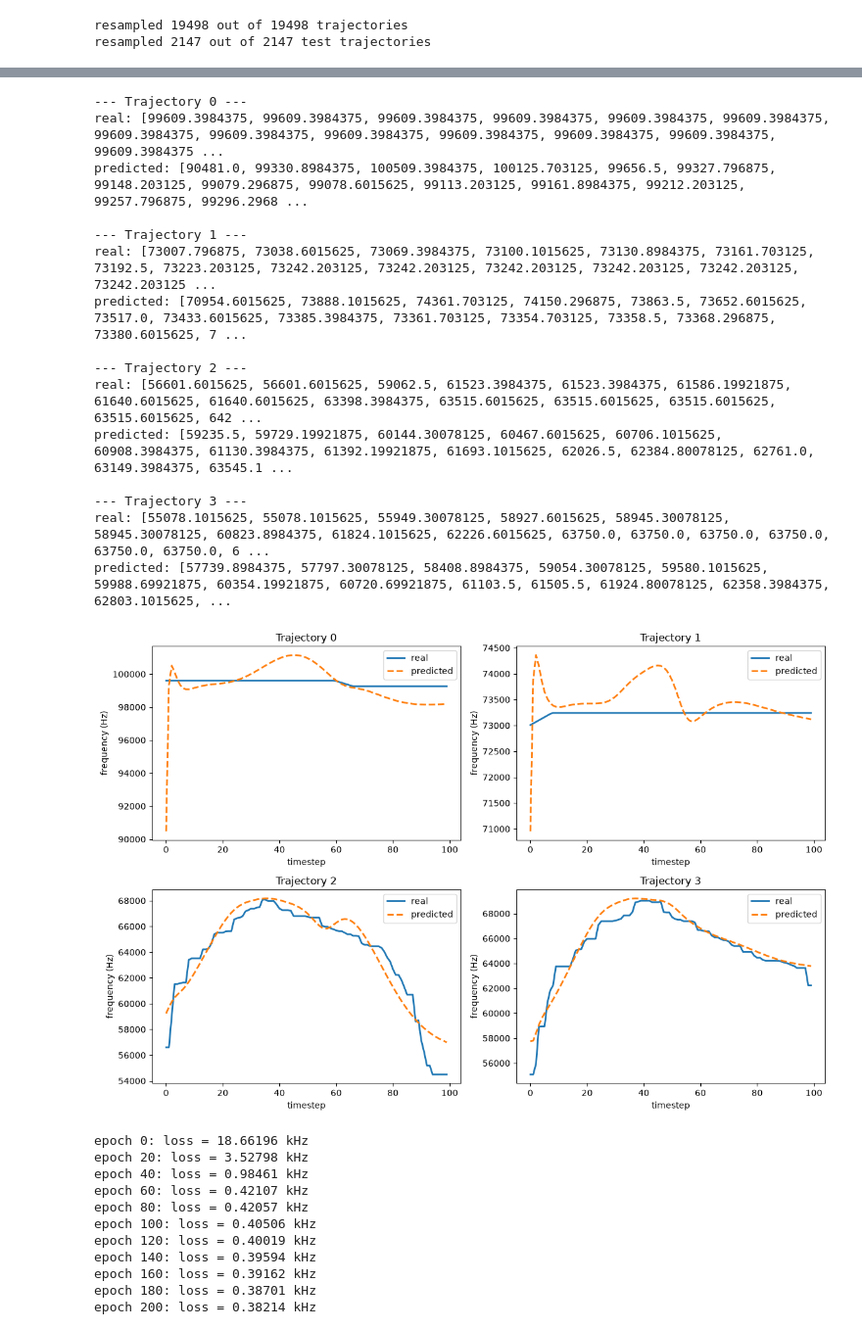
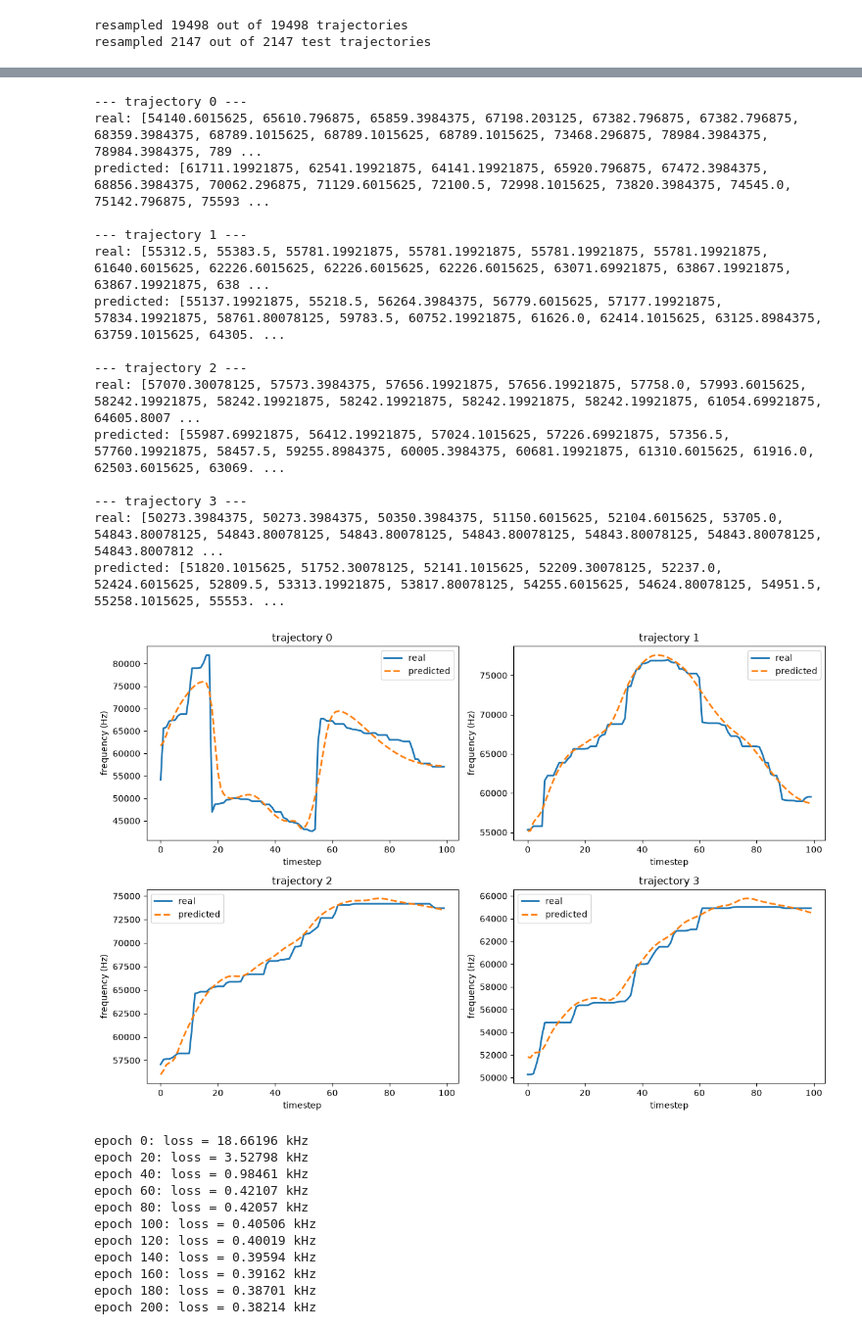
Before and after one commit to netra-khot/mouse-vocalization-2026, a Jupyter notebook: model/model.ipynb, the cells around one changed output, grey strips where cells are left out. Shown at 98% size. Drawn from its saved outputs; the diff is of its cells as text; code cells hidden in the pictures.

```diff
--- a/model/model.ipynb
+++ b/model/model.ipynb
@@ -45,7 +45,7 @@ loaded 19498 train contours, 2147 test contours
 imports completed!
 # %%
 # --- helper function to prepare a batch of trajectories for input to the model ---
-def prepare_batch(trajectories, pca_model, scaler, pca_dim=11):
+def prepare_batch(trajectories, pca_model, scaler, pca_dim=10):
     trajectories_array = np.array(trajectories)
     means = trajectories_array.mean(axis=1, keepdims=True)
     centered = trajectories_array - means
@@ -205,55 +222,55 @@ axes = axes.flatten()
 
 with torch.no_grad():
     for ax, idx in zip(axes, sample_indices):
-        trajectory = train_resampled_trajectories[idx]
-        #pca_vector, target = prepare_example(trajectory, pca_full, scaler, pca_dim=10)
-        pca_vector, target = prepare_batch([trajectory], pca_full, scaler, pca_dim=11)
+        #trajectory = train_resampled_trajectories[idx]
+        trajectory = test_resampled_trajectories[idx]
+        pca_vector, target = prepare_batch([trajectory], pca_full, scaler, pca_dim=10)
 
         activations = model(pca_vector)
         resp, PCAIA, CT, TA = activations[...,0], activations[...,1], activations[...,2], activations[...,3]
 
         pressure = subglottal_pressure(resp)
         g_area = glottal_area(PCAIA, TA)
         imp_length = impingement_length(CT, TA)
         speed = jet_speed_from_pressure(g_area, pressure)
         predicted = USVfreq(speed, imp_length)
 
         real_vals = target[0].numpy()
         pred_vals = predicted[0].numpy()
 
         # --- plot ---
         ax.plot(real_vals, label="real", linewidth=2)
         ax.plot(pred_vals, label="predicted", linewidth=2, linestyle="--")
-        ax.set_title(f"Trajectory {idx}")
+        ax.set_title(f"trajectory {idx}")
         ax.set_xlabel("timestep")
         ax.set_ylabel("frequency (Hz)")
         ax.legend()
 
         # --- full point printout ---
-        print(f"--- Trajectory {idx} ---")
+        print(f"--- trajectory {idx} ---")
         print("real:", np.round(real_vals, 1).tolist())
         print("predicted:", np.round(pred_vals, 1).tolist())
         print()
 
 plt.tight_layout()
 plt.show()
 # %% [output]
---- Trajectory 0 ---
-real: [99609.3984375, 99609.3984375, 99609.3984375, 99609.3984375, 99609.3984375, 99609.3984375, 99609.3984375, 99609.3984375, 99609.3984375, 99609.3984375, 99609.3984375, 99609.3984375, 99609.3984375 ...
-predicted: [90481.0, 99330.8984375, 100509.3984375, 100125.703125, 99656.5, 99327.796875, 99148.203125, 99079.296875, 99078.6015625, 99113.203125, 99161.8984375, 99212.203125, 99257.796875, 99296.2968 ...
+--- trajectory 0 ---
+real: [54140.6015625, 65610.796875, 65859.3984375, 67198.203125, 67382.796875, 67382.796875, 68359.3984375, 68789.1015625, 68789.1015625, 68789.1015625, 73468.296875, 78984.3984375, 78984.3984375, 789 ...
+predicted: [61711.19921875, 62541.19921875, 64141.19921875, 65920.796875, 67472.3984375, 68856.3984375, 70062.296875, 71129.6015625, 72100.5, 72998.1015625, 73820.3984375, 74545.0, 75142.796875, 75593 ...
 
---- Trajectory 1 ---
-real: [73007.796875, 73038.6015625, 73069.3984375, 73100.1015625, 73130.8984375, 73161.703125, 73192.5, 73223.203125, 73242.203125, 73242.203125, 73242.203125, 73242.203125, 73242.203125, 73242.203125 ...
-predicted: [70954.6015625, 73888.1015625, 74361.703125, 74150.296875, 73863.5, 73652.6015625, 73517.0, 73433.6015625, 73385.3984375, 73361.703125, 73354.703125, 73358.5, 73368.296875, 73380.6015625, 7 ...
+--- trajectory 1 ---
+real: [55312.5, 55383.5, 55781.19921875, 55781.19921875, 55781.19921875, 55781.19921875, 61640.6015625, 62226.6015625, 62226.6015625, 62226.6015625, 63071.69921875, 63867.19921875, 63867.19921875, 638 ...
+predicted: [55137.19921875, 55218.5, 56264.3984375, 56779.6015625, 57177.19921875, 57834.19921875, 58761.80078125, 59783.5, 60752.19921875, 61626.0, 62414.1015625, 63125.8984375, 63759.1015625, 64305. ...
 
---- Trajectory 2 ---
-real: [56601.6015625, 56601.6015625, 59062.5, 61523.3984375, 61523.3984375, 61586.19921875, 61640.6015625, 61640.6015625, 63398.3984375, 63515.6015625, 63515.6015625, 63515.6015625, 63515.6015625, 642 ...
-predicted: [59235.5, 59729.19921875, 60144.30078125, 60467.6015625, 60706.1015625, 60908.3984375, 61130.3984375, 61392.19921875, 61693.1015625, 62026.5, 62384.80078125, 62761.0, 63149.3984375, 63545.1 ...
+--- trajectory 2 ---
+real: [57070.30078125, 57573.3984375, 57656.19921875, 57656.19921875, 57758.0, 57993.6015625, 58242.19921875, 58242.19921875, 58242.19921875, 58242.19921875, 58242.19921875, 61054.69921875, 64605.8007 ...
+predicted: [55987.69921875, 56412.19921875, 57024.1015625, 57226.69921875, 57356.5, 57760.19921875, 58457.5, 59255.8984375, 60005.3984375, 60681.19921875, 61310.6015625, 61916.0, 62503.6015625, 63069. ...
 
---- Trajectory 3 ---
-real: [55078.1015625, 55078.1015625, 55949.30078125, 58927.6015625, 58945.30078125, 58945.30078125, 60823.8984375, 61824.1015625, 62226.6015625, 63750.0, 63750.0, 63750.0, 63750.0, 63750.0, 63750.0, 6 ...
-predicted: [57739.8984375, 57797.30078125, 58408.8984375, 59054.30078125, 59580.1015625, 59988.69921875, 60354.19921875, 60720.69921875, 61103.5, 61505.5, 61924.80078125, 62358.3984375, 62803.1015625, ...
+--- trajectory 3 ---
+real: [50273.3984375, 50273.3984375, 50350.3984375, 51150.6015625, 52104.6015625, 53705.0, 54843.80078125, 54843.80078125, 54843.80078125, 54843.80078125, 54843.80078125, 54843.80078125, 54843.8007812 ...
+predicted: [51820.1015625, 51752.30078125, 52141.1015625, 52209.30078125, 52237.0, 52424.6015625, 52809.5, 53313.19921875, 53817.80078125, 54255.6015625, 54624.80078125, 54951.5, 55258.1015625, 55553. ...
-[figure, old version]
+[figure, new version]
 # %%
 # ------------- don't run anything below here, just keep for reference -------------
 # %%
```
Also changed, not shown: parts of 2 cells of this notebook, 1 other file.
